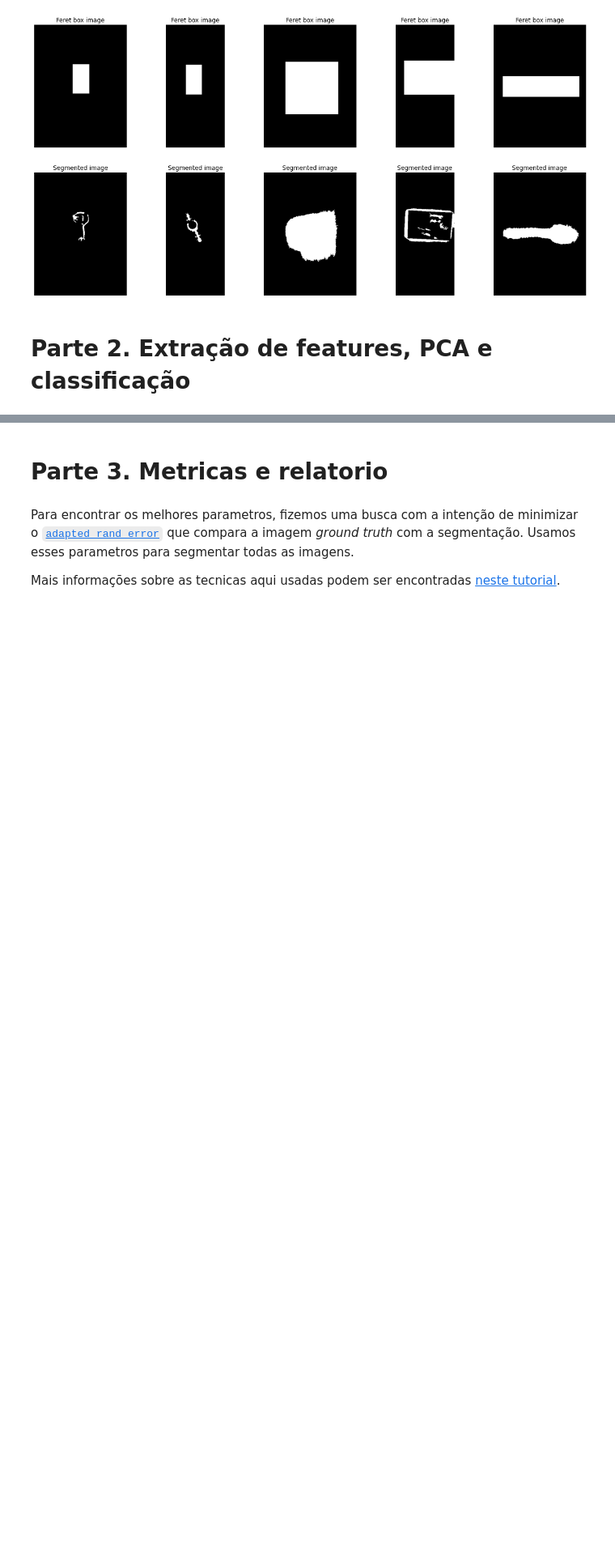
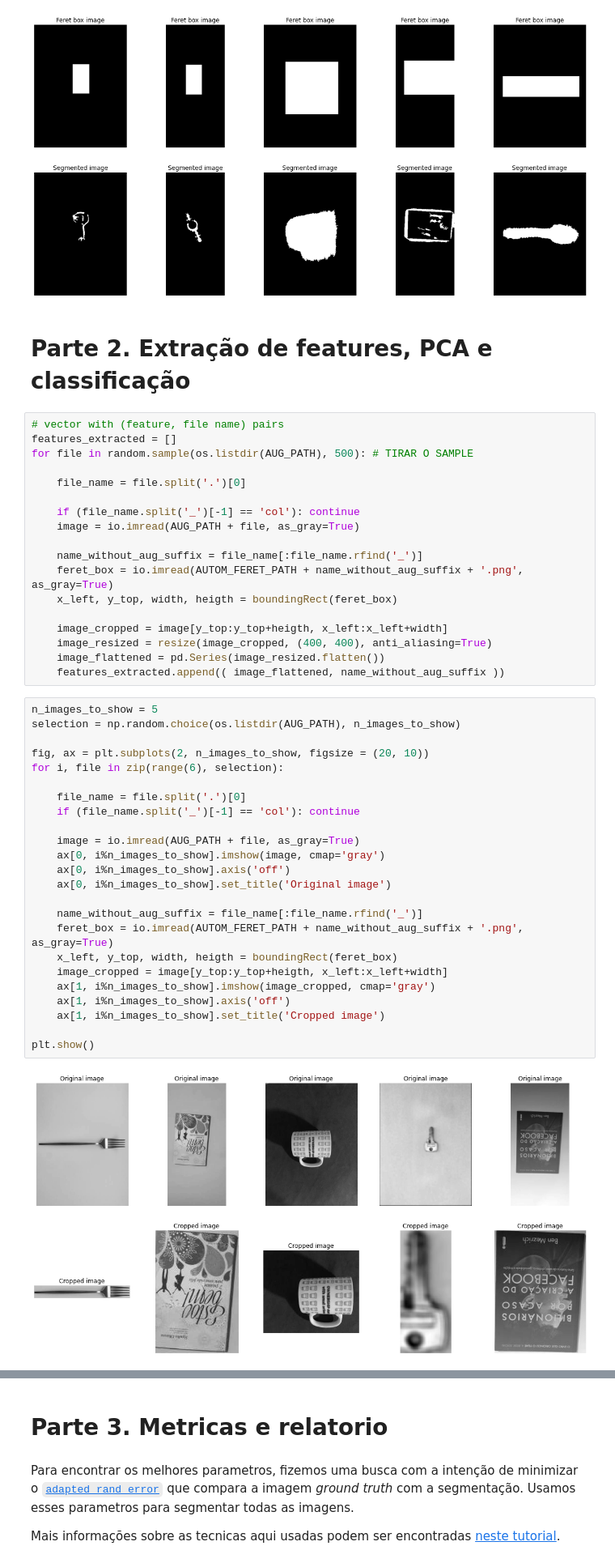
Before and after one commit to fcnoronha/visao-e-prcessamento-de-imagens, a Jupyter notebook: ep03.ipynb, the cells around one changed output, grey strips where cells are left out. Shown at 81% size. Drawn from its saved outputs; the diff is of its cells as text; blank space fills up the shorter version.

```diff
--- a/ep03.ipynb
+++ b/ep03.ipynb
@@ -178,3 +183,47 @@ plt.show()
 [figure]
 # %% [markdown]
 # Parte 2. Extração de features, PCA e classificação
+# %%
+# vector with (feature, file name) pairs
+features_extracted = []
+for file in random.sample(os.listdir(AUG_PATH), 500): # TIRAR O SAMPLE
+
+    file_name = file.split('.')[0]
+
+    if (file_name.split('_')[-1] == 'col'): continue
+    image = io.imread(AUG_PATH + file, as_gray=True)
+
+    name_without_aug_suffix = file_name[:file_name.rfind('_')]
+    feret_box = io.imread(AUTOM_FERET_PATH + name_without_aug_suffix + '.png', as_gray=True)
+    x_left, y_top, width, heigth = boundingRect(feret_box)
+
+    image_cropped = image[y_top:y_top+heigth, x_left:x_left+width]
+    image_resized = resize(image_cropped, (400, 400), anti_aliasing=True)
+    image_flattened = pd.Series(image_resized.flatten())
+    features_extracted.append(( image_flattened, name_without_aug_suffix ))
+# %%
+n_images_to_show = 5
+selection = np.random.choice(os.listdir(AUG_PATH), n_images_to_show)
+
+fig, ax = plt.subplots(2, n_images_to_show, figsize = (20, 10))
+for i, file in zip(range(6), selection):
+
+    file_name = file.split('.')[0]
+    if (file_name.split('_')[-1] == 'col'): continue
+
+    image = io.imread(AUG_PATH + file, as_gray=True)
+    ax[0, i%n_images_to_show].imshow(image, cmap='gray')
+    ax[0, i%n_images_to_show].axis('off')
+    ax[0, i%n_images_to_show].set_title('Original image')
+
+    name_without_aug_suffix = file_name[:file_name.rfind('_')]
+    feret_box = io.imread(AUTOM_FERET_PATH + name_without_aug_suffix + '.png', as_gray=True)
+    x_left, y_top, width, heigth = boundingRect(feret_box)
+    image_cropped = image[y_top:y_top+heigth, x_left:x_left+width]
+    ax[1, i%n_images_to_show].imshow(image_cropped, cmap='gray')
+    ax[1, i%n_images_to_show].axis('off')
+    ax[1, i%n_images_to_show].set_title('Cropped image')
+
+plt.show()
+# %% [output]
+[figure, added]
```
Also changed, not shown: parts of 13 cells of this notebook, 1 other file.
